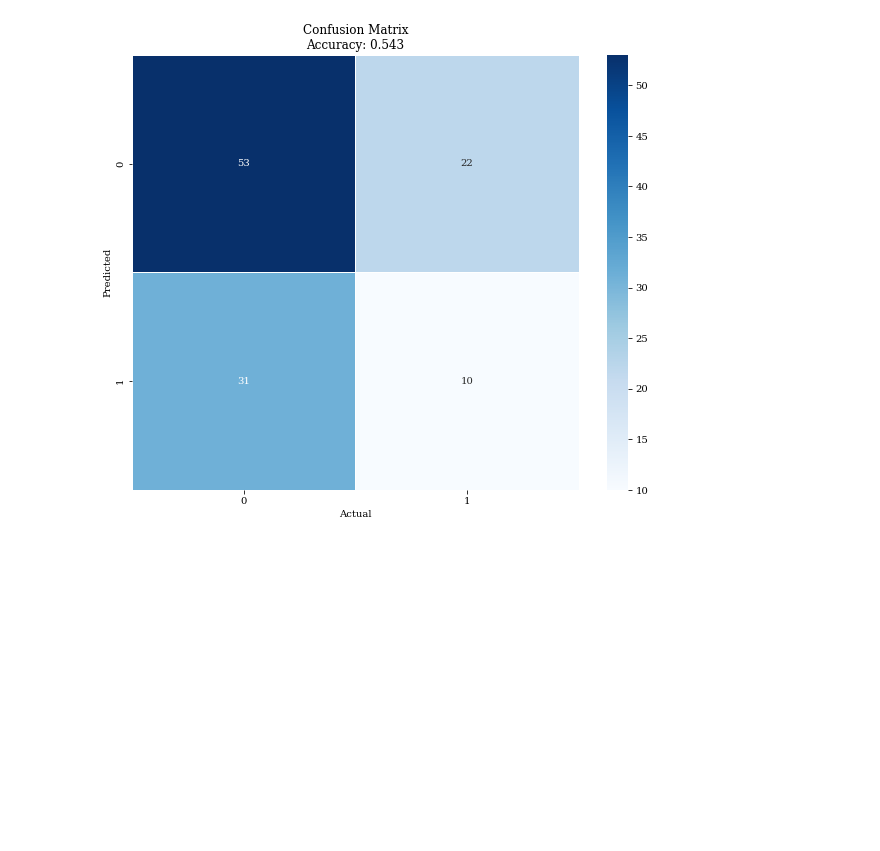
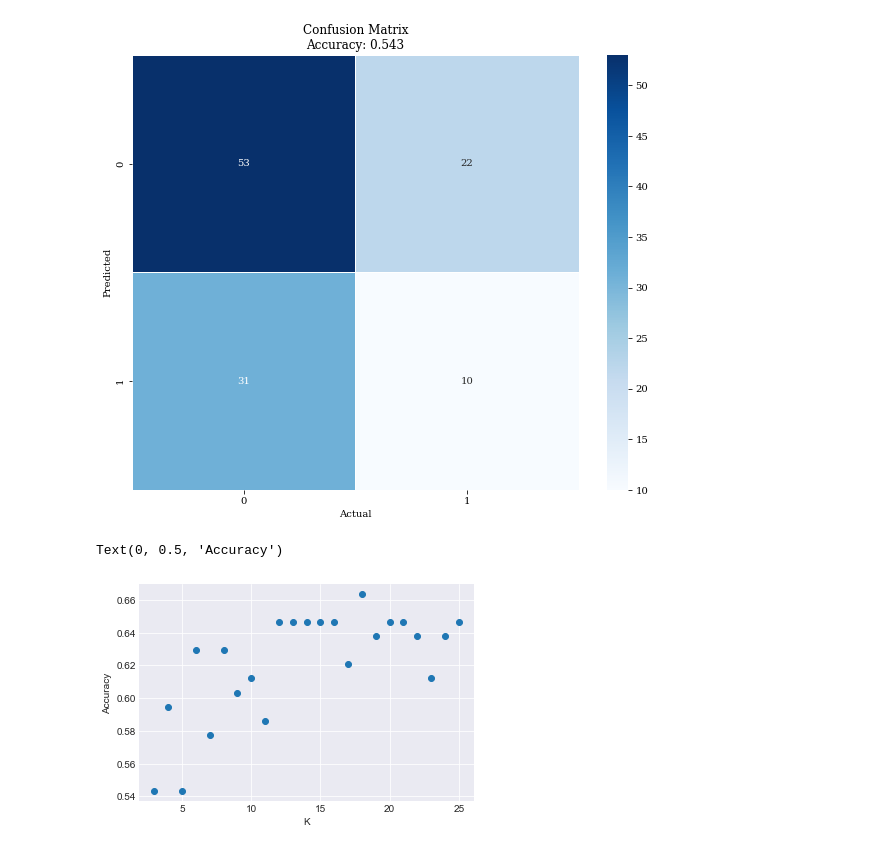
Before and after one commit to HarritonResearchLab/genomics, a Jupyter notebook: src/exploring/e1/tk.ipynb, the cells around one changed output. Drawn from its saved outputs; the diff is of its cells as text; code cells hidden in the pictures; blank space fills up the shorter version.

```diff
--- a/src/exploring/e1/tk.ipynb
+++ b/src/exploring/e1/tk.ipynb
@@ -83,3 +84,27 @@ plt.title('Confusion Matrix\nAccuracy: '+str(round(acc, 3)))
 plt.show()
 # %% [output]
 [figure]
+# %%
+# test k vs acc
+
+ks = np.arange(3, 26, 1)
+accs = np.array([])
+
+y_test = y_test.flatten()
+for k in ks:
+    knn = KNeighborsClassifier(k)
+    knn.fit(X_train, y_train)
+    predictions = knn.predict(X_test)
+
+    acc = accuracy_score(predictions, y_test)
+
+    accs = np.append(accs, acc)
+
+# Plot
+plt.style.use('seaborn-darkgrid')
+plt.scatter(ks, accs)
+plt.xlabel('K')
+plt.ylabel('Accuracy')
+# %% [output]
+Text(0, 0.5, 'Accuracy')
+[figure, added]
```
Also changed, not shown: parts of 1 cell of this notebook.
